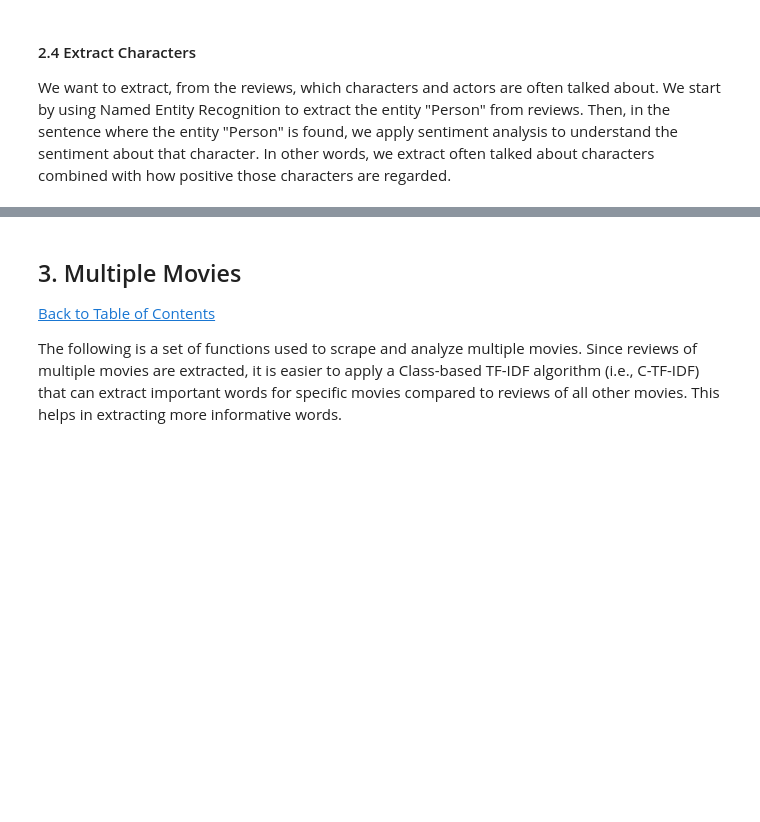
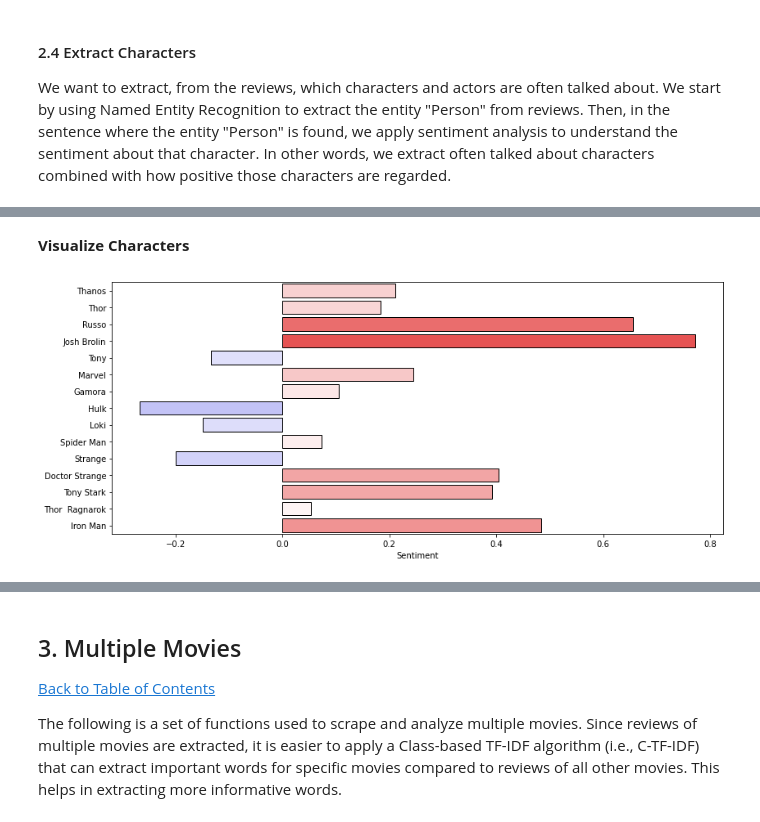
Before and after one commit to MaartenGr/Reviewer, a Jupyter notebook: notebooks/Overview.ipynb, the cells around one changed output, grey strips where cells are left out. Drawn from its saved outputs; the diff is of its cells as text; code cells hidden in the pictures; blank space fills up the shorter version.

Commit message:
Created first visualizations for NER (see #5)

```diff
--- a/notebooks/Overview.ipynb
+++ b/notebooks/Overview.ipynb
@@ -74,0 +82,8 @@ results = char.predict(path="avengers_reviews.json", prefix="avengers")
+# %% [markdown]
+**Visualize Characters**
+# %%
+char = Character(dir_path="../data/", load_classifiers=False)
+char.preprocess_names_and_reviews("avengers_reviews.json", "avengers_names.json")
+char.visualize_names(name = 'Avengers: Infinity War', people=False, save=None)
+# %% [output]
+[figure, added]
```
Also changed, not shown: parts of 3 cells of this notebook, 5 other files.
